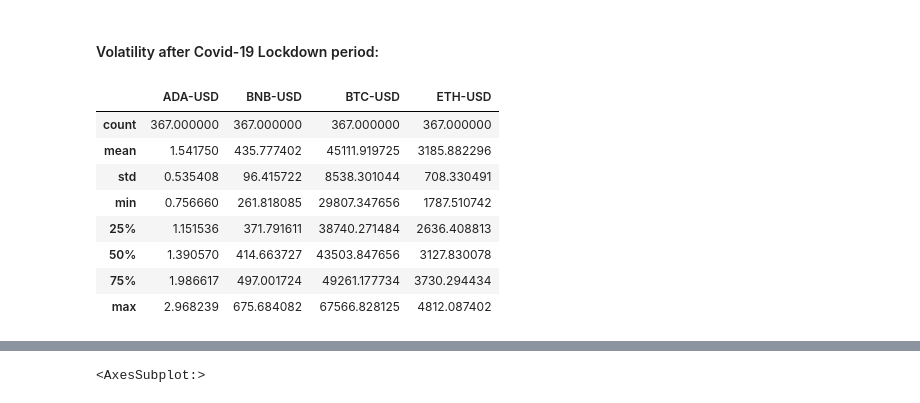
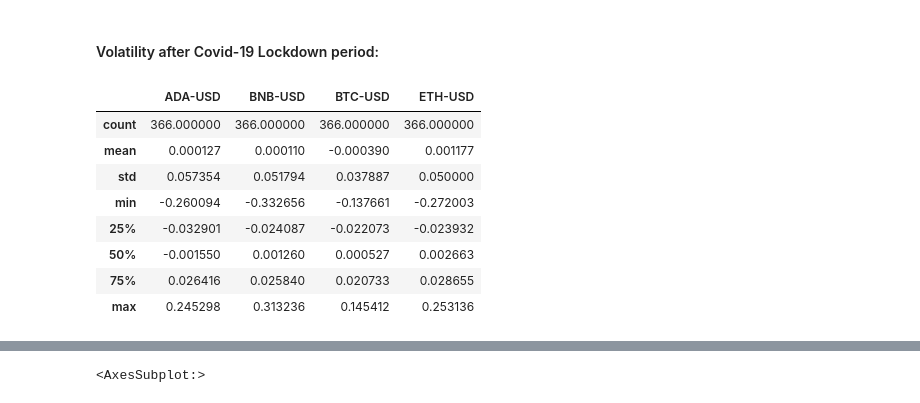
Before and after one commit to DDEEEVV/Project-101-CryptoAnalysis, a Jupyter notebook: crypyo_analysis_project.ipynb, the cells around one changed output, grey strips where cells are left out. Saved outputs shown, nothing was run; the diff lists cells and outputs as text; code cells hidden in the pictures.

```diff
--- a/crypyo_analysis_project.ipynb
+++ b/crypyo_analysis_project.ipynb
@@ -247,15 +264,17 @@ closing_prices_after_lockdown.hvplot(
 # %%
 #Volatility is a measure of change in the price of an asset over time. The higher the standard deviation, the more volatile an asset is.
 # By using the describe function we can have a better understanding of the overall performance during this period
 
-crypto_data_after_lockdown.Close.describe()
+daily_returns_after_lockdown.describe()
+
+# We can see from the Standard deviation that Cordana has a higher volatility than the rest of the other Cryptos!
 # %% [output]
 |  | ADA-USD | BNB-USD | BTC-USD | ETH-USD |
-| count | 367.000000 | 367.000000 | 367.000000 | 367.000000 |
-| mean | 1.541750 | 435.777402 | 45111.919725 | 3185.882296 |
-| std | 0.535408 | 96.415722 | 8538.301044 | 708.330491 |
-| min | 0.756660 | 261.818085 | 29807.347656 | 1787.510742 |
-| 25% | 1.151536 | 371.791611 | 38740.271484 | 2636.408813 |
-| 50% | 1.390570 | 414.663727 | 43503.847656 | 3127.830078 |
-| 75% | 1.986617 | 497.001724 | 49261.177734 | 3730.294434 |
-| max | 2.968239 | 675.684082 | 67566.828125 | 4812.087402 |
+| count | 366.000000 | 366.000000 | 366.000000 | 366.000000 |
+| mean | 0.000127 | 0.000110 | -0.000390 | 0.001177 |
+| std | 0.057354 | 0.051794 | 0.037887 | 0.050000 |
+| min | -0.260094 | -0.332656 | -0.137661 | -0.272003 |
+| 25% | -0.032901 | -0.024087 | -0.022073 | -0.023932 |
+| 50% | -0.001550 | 0.001260 | 0.000527 | 0.002663 |
+| 75% | 0.026416 | 0.025840 | 0.020733 | 0.028655 |
+| max | 0.245298 | 0.313236 | 0.145412 | 0.253136 |
```
Also changed, not shown: parts of 11 cells of this notebook.
